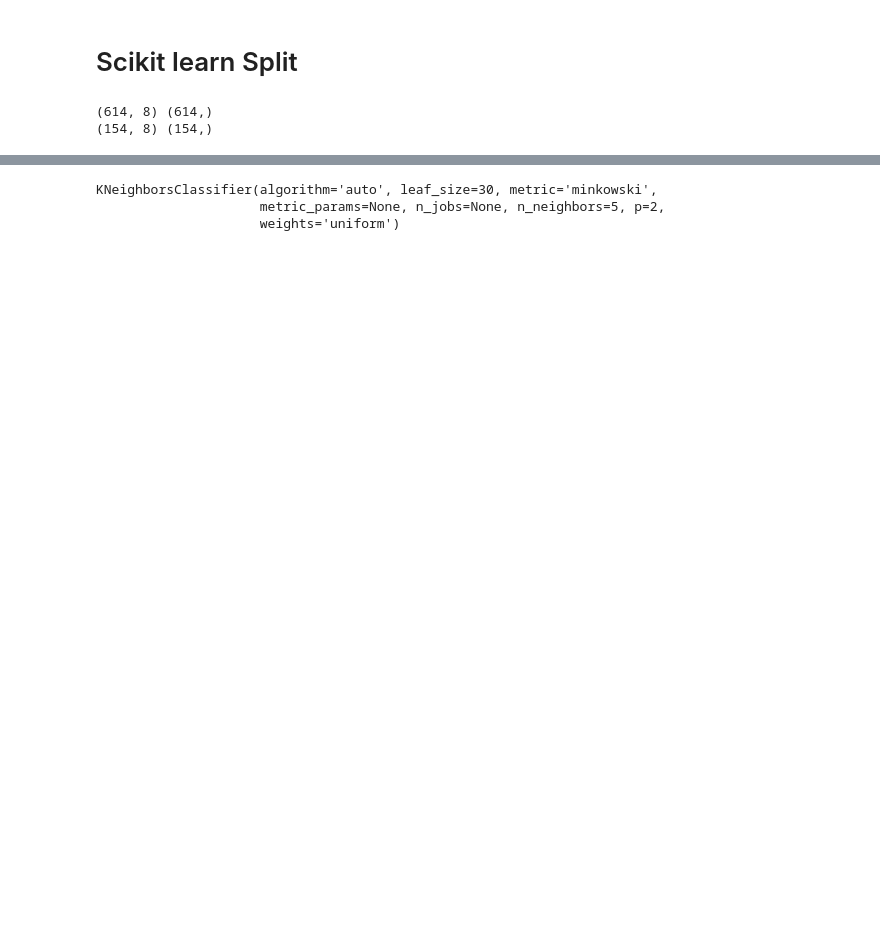
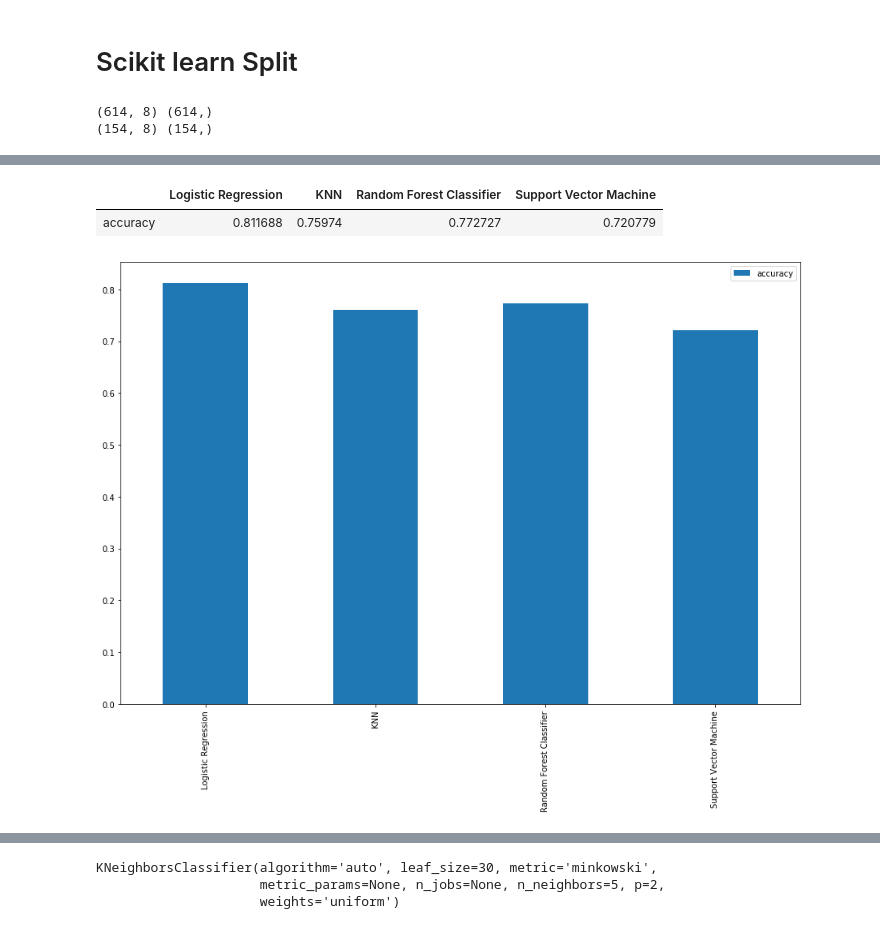
Before and after one commit to habiburrahmankhan/Diabetes-Prediction-Patient, a Jupyter notebook: diabetesprediction.ipynb, the cells around one changed output, grey strips where cells are left out. Drawn from its saved outputs; the diff is of its cells as text; code cells hidden in the pictures; blank space fills up the shorter version.

```diff
--- a/diabetesprediction.ipynb
+++ b/diabetesprediction.ipynb
@@ -60,0 +200,33 @@ print(Xtest.shape, Ytest.shape)
+# %%
+## Build an model (KNN)
+knn = KNeighborsClassifier()
+knn.fit(XTrain,YTrain);
+## Evaluating the model
+knn = knn.score(Xtest,Ytest)
+# %%
+
+## Build an model (Random forest classifier)
+clf= RandomForestClassifier()
+clf.fit(XTrain,YTrain);
+## Evaluating the model
+clf = clf.score(Xtest,Ytest)
+# %%
+## Build an model (Support Vector Machine)
+svm = SVC()
+svm.fit(XTrain,YTrain)
+svm = svm.score(Xtest,Ytest)
+# %%
+model_compare = pd.DataFrame({"Logistic Regression":log_reg,
+                            "KNN":knn,
+                            "Random Forest Classifier":clf,
+                           "Support Vector Machine":svm,
+                            },index=["accuracy"])
+# %%
+model_compare
+# %% [output]
+|  | Logistic Regression | KNN | Random Forest Classifier | Support Vector Machine |
+| accuracy | 0.811688 | 0.75974 | 0.772727 | 0.720779 |
+# %%
+model_compare.T.plot.bar(figsize=(15,10));
+# %% [output]
+[figure, added]
```
Also changed, not shown: parts of 65 cells of this notebook, 9 other files.
